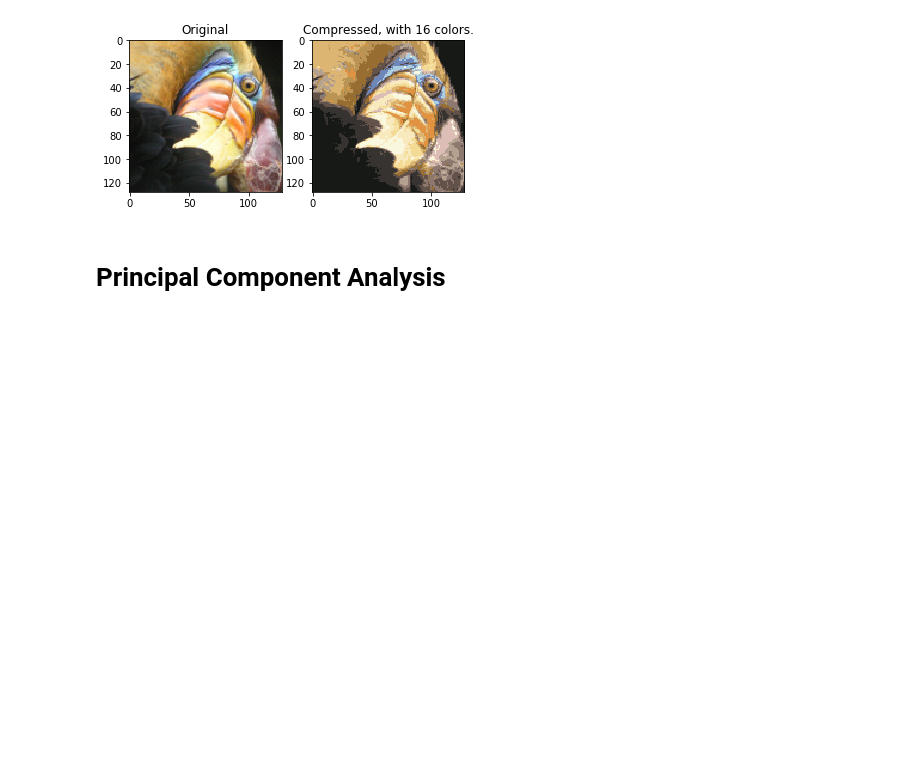
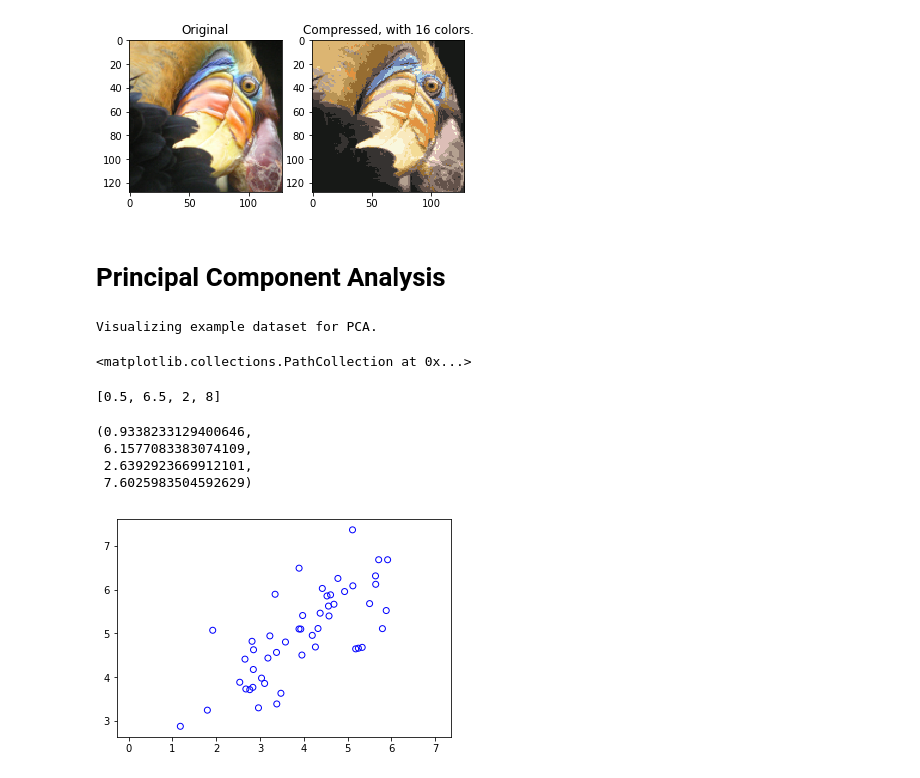
Before and after one commit to matkalinowski/ML-AndrewNg, a Jupyter notebook: ex7/Programming Exercise 7 K-means Clustering and Principal Component Analysis.ipynb, the cells around one changed output. Cells and saved outputs as stored; diff of their text form; code cells hidden in the pictures; blank space fills up the shorter version.

```diff
--- a/ex7/Programming Exercise 7 K-means Clustering and Principal Component Analysis.ipynb
+++ b/ex7/Programming Exercise 7 K-means Clustering and Principal Component Analysis.ipynb
@@ -384,3 +386,23 @@ K-Means iteration 9/10...
 [figure]
 # %% [markdown]
 # Principal Component Analysis
+# %%
+print('Visualizing example dataset for PCA.')
+#  The following command loads the dataset. You should now have the
+#  variable X in your environment
+data = scipy.io.loadmat('ex7data1.mat')
+X = data['X']
+
+#  Visualize the example dataset
+plt.scatter(X[:, 0], X[:, 1], marker='o', color='b', facecolors='none', lw=1.0)
+plt.axis([0.5, 6.5, 2, 8])
+plt.axis('equal')
+# %% [output]
+Visualizing example dataset for PCA.
+<matplotlib.collections.PathCollection at 0x...>
+[0.5, 6.5, 2, 8]
+(0.9338233129400646,
+ 6.1577083383074109,
+ 2.6392923669912101,
+ 7.6025983504592629)
+[figure, added]
```
Also changed, not shown: parts of 13 cells of this notebook, 10 other files.
